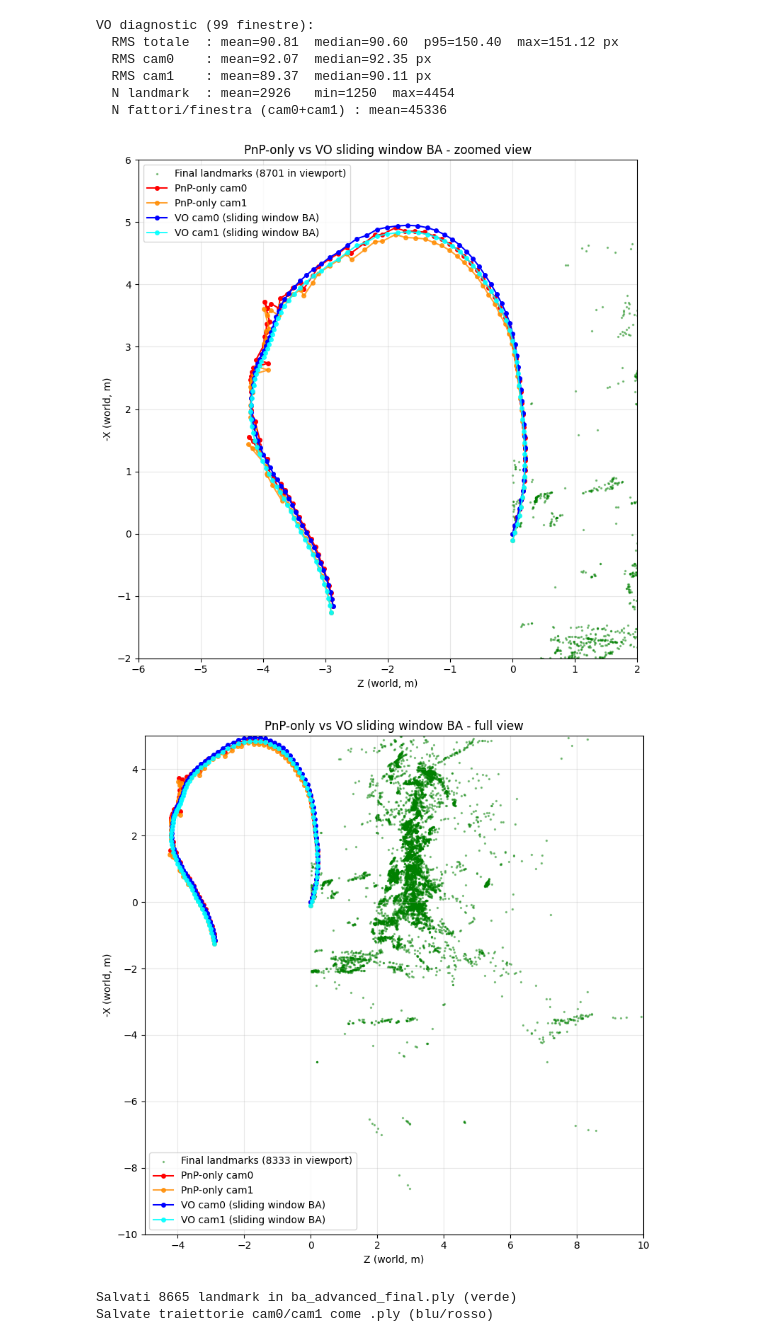
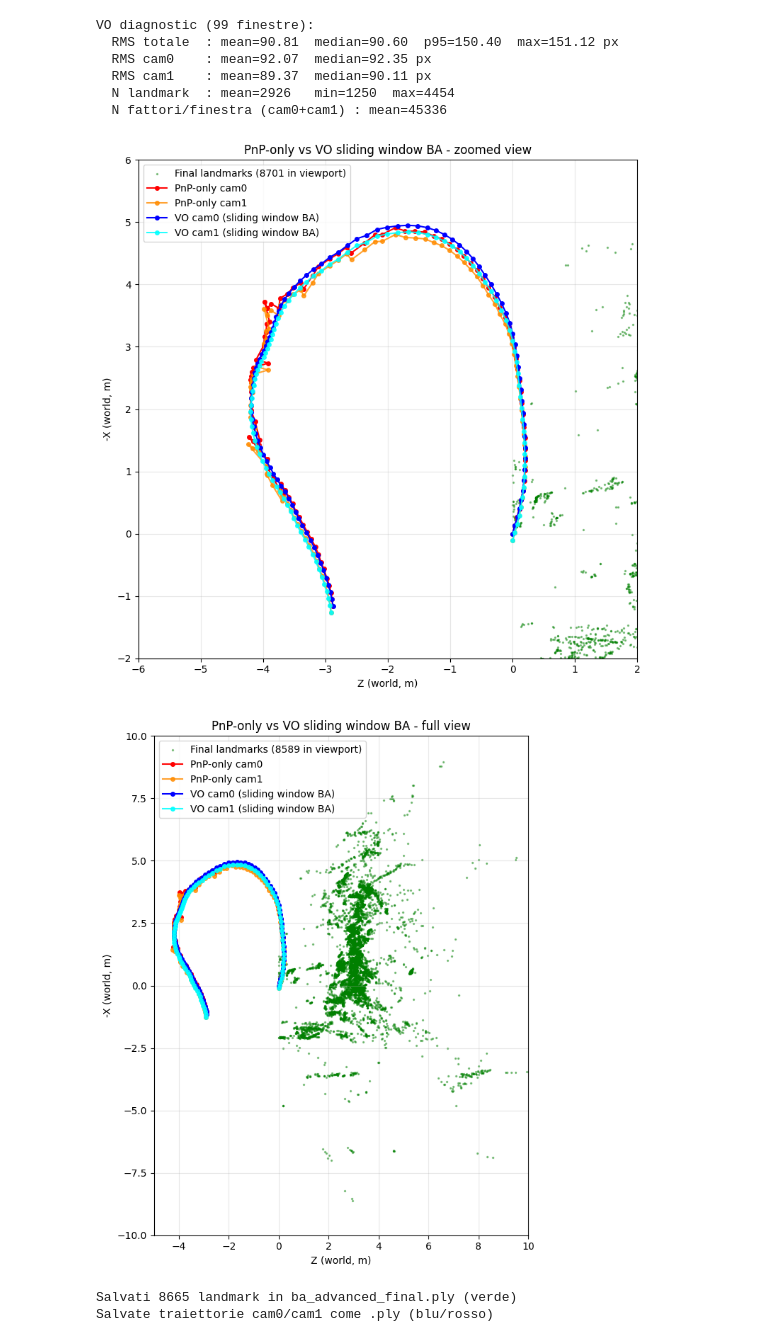
Before and after one commit to simomux/ADS, a Jupyter notebook: Part_2/ba_advanced.ipynb, the cells around one changed output. Cells and saved outputs as stored; diff of their text form; code cells hidden in the pictures.

Commit message:
Fixed comparison graph full crop

```diff
--- a/Part_2/ba_advanced.ipynb
+++ b/Part_2/ba_advanced.ipynb
@@ -712,41 +712,41 @@ plt.show()
 
 # Versione full
 z_lim=(-5.0, 10.0)
-x_lim=(-10.0, 5.0)
+x_lim=(-10.0, 10.0)
 title=f'PnP-only vs VO sliding window BA - full view'
 savepath="./img/report/ba_advanced/vo_comparison_topdown_full.png"
 
 landmark_xz = []
 for X in points_3d_map.values():
     if X[2] < 0:
         continue
     z, mx = X[2], -X[0]
     if z_lim[0] <= z <= z_lim[1] and x_lim[0] <= mx <= x_lim[1]:
         landmark_xz.append((z, mx))
 landmark_xz = np.array(landmark_xz)
 
 plt.figure(figsize=(14, 8))
 if len(landmark_xz):
     plt.scatter(landmark_xz[:, 0], landmark_xz[:, 1], c='green', s=2, alpha=0.4,
                 label=f'Final landmarks ({len(landmark_xz)} in viewport)')
 plt.plot(pnp_cam0_xz[:, 0], pnp_cam0_xz[:, 1], 'o-',
             color='red',        markersize=4, linewidth=1.5, label='PnP-only cam0')
 plt.plot(pnp_cam1_xz[:, 0], pnp_cam1_xz[:, 1], 'o-',
             color='darkorange', markersize=4, linewidth=1.5, alpha=0.8, label='PnP-only cam1')
 plt.plot(vo_cam0_xz[:, 0], vo_cam0_xz[:, 1], 'o-',
             color='blue',       markersize=4, linewidth=1.5, label='VO cam0 (sliding window BA)')
 plt.plot(vo_cam1_xz[:, 0], vo_cam1_xz[:, 1], 'o-',
             color='cyan',       markersize=4, linewidth=1.5, alpha=0.85, label='VO cam1 (sliding window BA)')
 plt.xlim(*z_lim); plt.ylim(*x_lim)
 plt.gca().set_aspect('equal')
 plt.xlabel('Z (world, m)'); plt.ylabel('-X (world, m)')
 plt.title(title); plt.legend(loc='best'); plt.grid(alpha=0.3)
 plt.tight_layout()
 plt.savefig(savepath, dpi=150, bbox_inches="tight")
 plt.show()
 # %% [output]
 [figure]
-[figure, old version]
+[figure, new version]
 # %%
 %matplotlib widget
 
```
